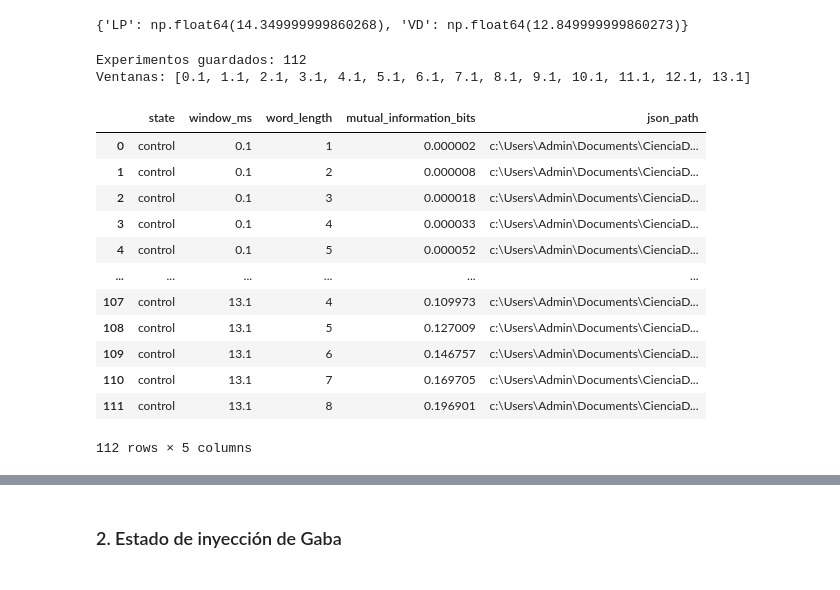
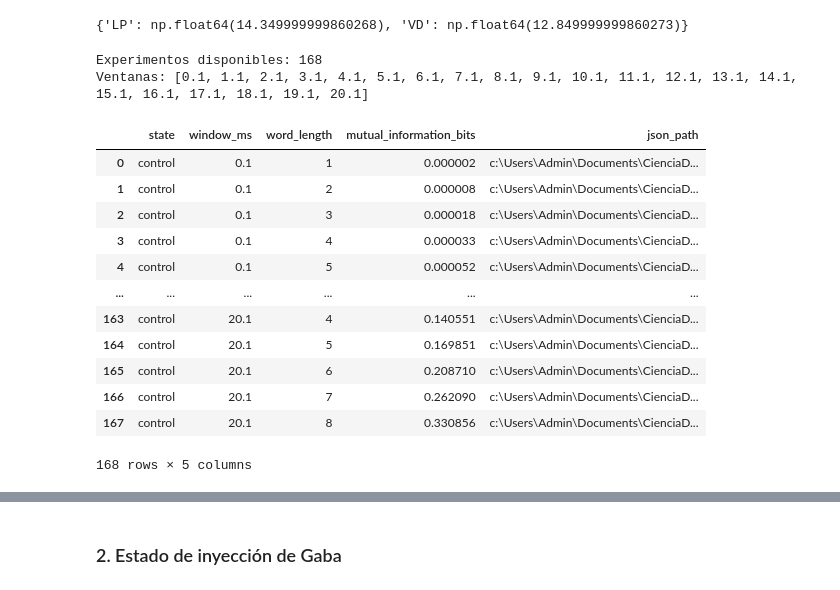
Before and after one commit to jjruedam/practicas_TI, a Jupyter notebook: Informe.ipynb, the cells around one changed output, grey strips where cells are left out. Saved outputs shown, nothing was run; the diff lists cells and outputs as text; code cells hidden in the pictures.

```diff
--- a/Informe.ipynb
+++ b/Informe.ipynb
@@ -41,52 +41,64 @@ size_window
 {'LP': np.float64(14.349999999860268), 'VD': np.float64(12.849999999860273)}
 # %%
 from EventExperiment import EventConfig, EventExperiment, SimpleEventConfig
+import json
+from pathlib import Path
 import pandas as pd
 
-window_sizes_ms = [round(0.1 + step, 1) for step in range(14)]
+window_sizes_ms = [round(0.1 + step, 1) for step in range(21)]
 word_lengths = range(1, 9)
 control_experiment_results = []
 control_experiment_paths = []
+experiment_directory = Path(control.data_dir) / "experiments"
+source_stem = Path(control.filename).stem
 
 for window_ms in window_sizes_ms:
     for word_length in word_lengths:
-        experiment_config = EventConfig(
-            word_length=word_length,
-            simple_event=SimpleEventConfig(
-                window=window_ms,
-                discretization="spike_detection",
-            ),
-            notes="Umbral = global_mean_max por canal; barrido de ventanas de control",
+        experiment_path = experiment_directory / (
+            f"{source_stem}_window-{window_ms:g}_word-{word_length}.json"
         )
-        experiment = EventExperiment(manager=control, config=experiment_config)
-        control_experiment_paths.append(str(experiment.output_path))
+        if not experiment_path.exists():
+            experiment_config = EventConfig(
+                word_length=word_length,
+                simple_event=SimpleEventConfig(
+                    window=window_ms,
+                    discretization="spike_detection",
+                ),
+                notes="Umbral = global_mean_max por canal; barrido de ventanas de control",
+            )
+            experiment = EventExperiment(manager=control, config=experiment_config)
+            experiment_path = experiment.output_path
+            del experiment
+
+        with experiment_path.open(encoding="utf-8") as experiment_file:
+            payload = json.load(experiment_file)
+        control_experiment_paths.append(str(experiment_path))
         control_experiment_results.append({
             "state": "control",
             "window_ms": window_ms,
             "word_length": word_length,
-            "mutual_information_bits": experiment.pairwise_mutual_information[("LP", "VD")],
-            "json_path": str(experiment.output_path),
+            "mutual_information_bits": payload["pairwise_mutual_information"][0]["bits"],
+            "json_path": str(experiment_path),
         })
-        del experiment
 
 control_experiment_results = pd.DataFrame(control_experiment_results)
-print(f"Experimentos guardados: {len(control_experiment_paths)}")
+print(f"Experimentos disponibles: {len(control_experiment_paths)}")
 print(f"Ventanas: {window_sizes_ms}")
 control_experiment_results
 # %% [output]
-Experimentos guardados: 112
-Ventanas: [0.1, 1.1, 2.1, 3.1, 4.1, 5.1, 6.1, 7.1, 8.1, 9.1, 10.1, 11.1, 12.1, 13.1]
+Experimentos disponibles: 168
+Ventanas: [0.1, 1.1, 2.1, 3.1, 4.1, 5.1, 6.1, 7.1, 8.1, 9.1, 10.1, 11.1, 12.1, 13.1, 14.1, 15.1, 16.1, 17.1, 18.1, 19.1, 20.1]
 |  | state | window_ms | word_length | mutual_information_bits | json_path |
 | 0 | control | 0.1 | 1 | 0.000002 | c:\Users\Admin\Documents\CienciaD... |
 | 1 | control | 0.1 | 2 | 0.000008 | c:\Users\Admin\Documents\CienciaD... |
 | 2 | control | 0.1 | 3 | 0.000018 | c:\Users\Admin\Documents\CienciaD... |
 | 3 | control | 0.1 | 4 | 0.000033 | c:\Users\Admin\Documents\CienciaD... |
 | 4 | control | 0.1 | 5 | 0.000052 | c:\Users\Admin\Documents\CienciaD... |
 | ... | ... | ... | ... | ... | ... |
-| 107 | control | 13.1 | 4 | 0.109973 | c:\Users\Admin\Documents\CienciaD... |
-| 108 | control | 13.1 | 5 | 0.127009 | c:\Users\Admin\Documents\CienciaD... |
-| 109 | control | 13.1 | 6 | 0.146757 | c:\Users\Admin\Documents\CienciaD... |
-| 110 | control | 13.1 | 7 | 0.169705 | c:\Users\Admin\Documents\CienciaD... |
-| 111 | control | 13.1 | 8 | 0.196901 | c:\Users\Admin\Documents\CienciaD... |
+| 163 | control | 20.1 | 4 | 0.140551 | c:\Users\Admin\Documents\CienciaD... |
+| 164 | control | 20.1 | 5 | 0.169851 | c:\Users\Admin\Documents\CienciaD... |
+| 165 | control | 20.1 | 6 | 0.208710 | c:\Users\Admin\Documents\CienciaD... |
+| 166 | control | 20.1 | 7 | 0.262090 | c:\Users\Admin\Documents\CienciaD... |
+| 167 | control | 20.1 | 8 | 0.330856 | c:\Users\Admin\Documents\CienciaD... |
-112 rows × 5 columns
+168 rows × 5 columns
 # %%
```
Also changed, not shown: parts of 5 cells of this notebook, 6 other files.
